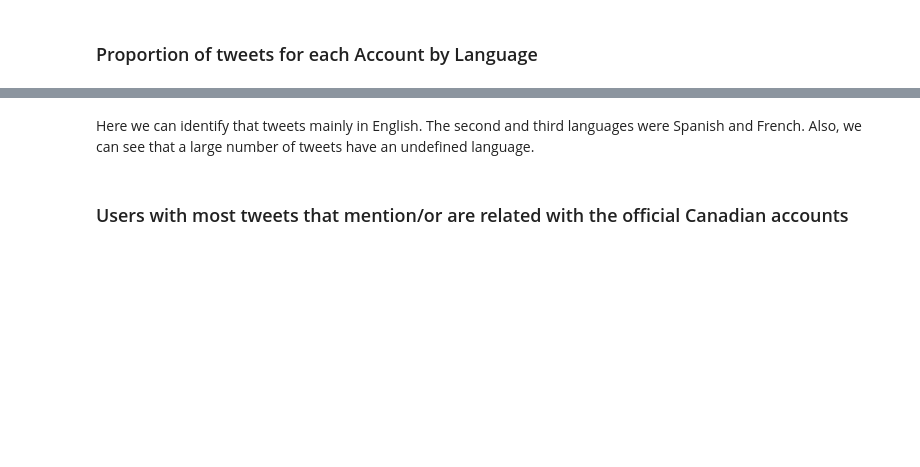
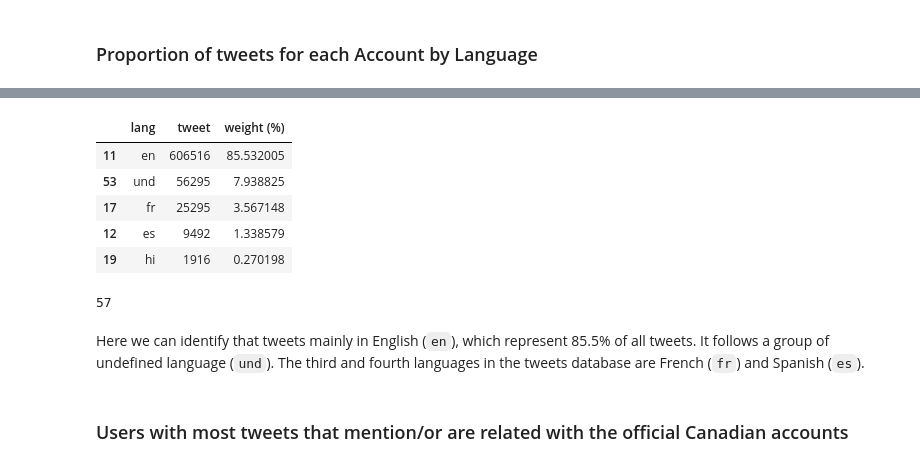
Before and after one commit to vcuspinera/Canada_response_covid, a Jupyter notebook: src/eda.ipynb, the cells around one changed output, grey strips where cells are left out. Cells and saved outputs as stored; diff of their text form; code cells hidden in the pictures; blank space fills up the shorter version.

```diff
--- a/src/eda.ipynb
+++ b/src/eda.ipynb
@@ -221,5 +222,21 @@ alt.Chart(df_aux).mark_bar().encode(
-# %% [markdown]
-Here we can identify that tweets mainly in English. The second and third languages were Spanish and French. Also, we can see that a large number of tweets have an undefined language.
+# %%
+# Porcentaje of
+df_aux = pd.DataFrame(df_tot.groupby(['lang'])['tweet'].count()).reset_index().sort_values(by=['tweet'], ascending=False)
+df_aux['weight (%)'] = df_aux.tweet / df_aux['tweet'].sum() * 100
+df_aux.head()
+# %% [output]
+|  | lang | tweet | weight (%) |
+| 11 | en | 606516 | 85.532005 |
+| 53 | und | 56295 | 7.938825 |
+| 17 | fr | 25295 | 3.567148 |
+| 12 | es | 9492 | 1.338579 |
+| 19 | hi | 1916 | 0.270198 |
+# %%
+len(df_aux)
+# %% [output]
+57
+# %% [markdown]
+Here we can identify that tweets mainly in English (`en`), which represent 85.5% of all tweets. It follows a group of undefined language (`und`). The third and fourth languages in the tweets database are French (`fr`) and Spanish (`es`).
 # %% [markdown]
 ### Users with most tweets that mention/or are related with the official Canadian accounts
 # %%
```
Also changed, not shown: parts of 31 cells of this notebook, 16 other files.
